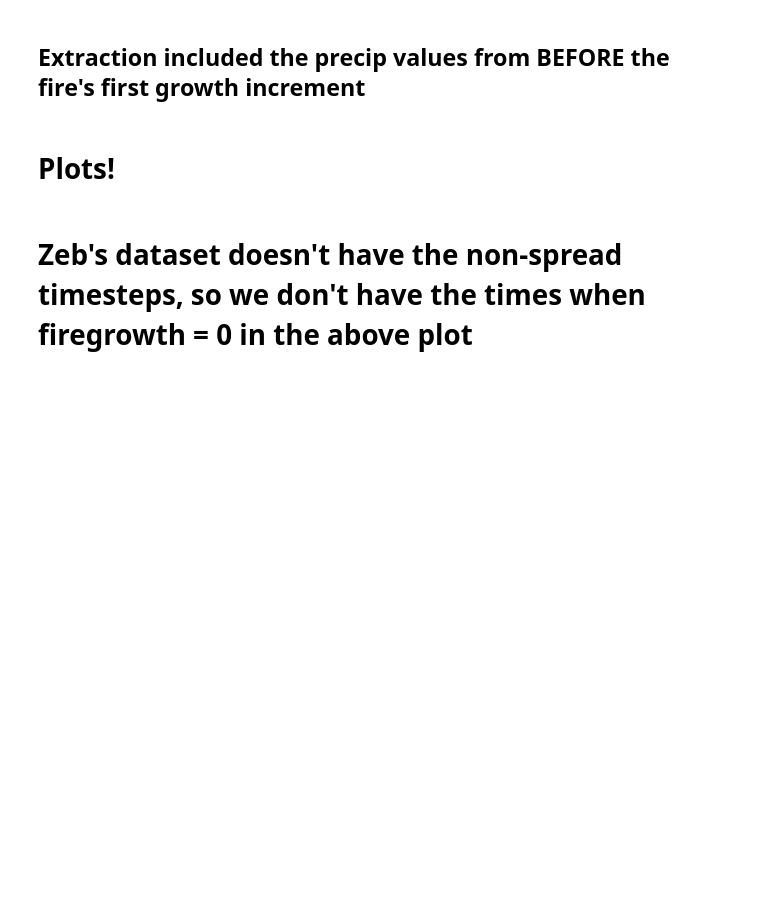
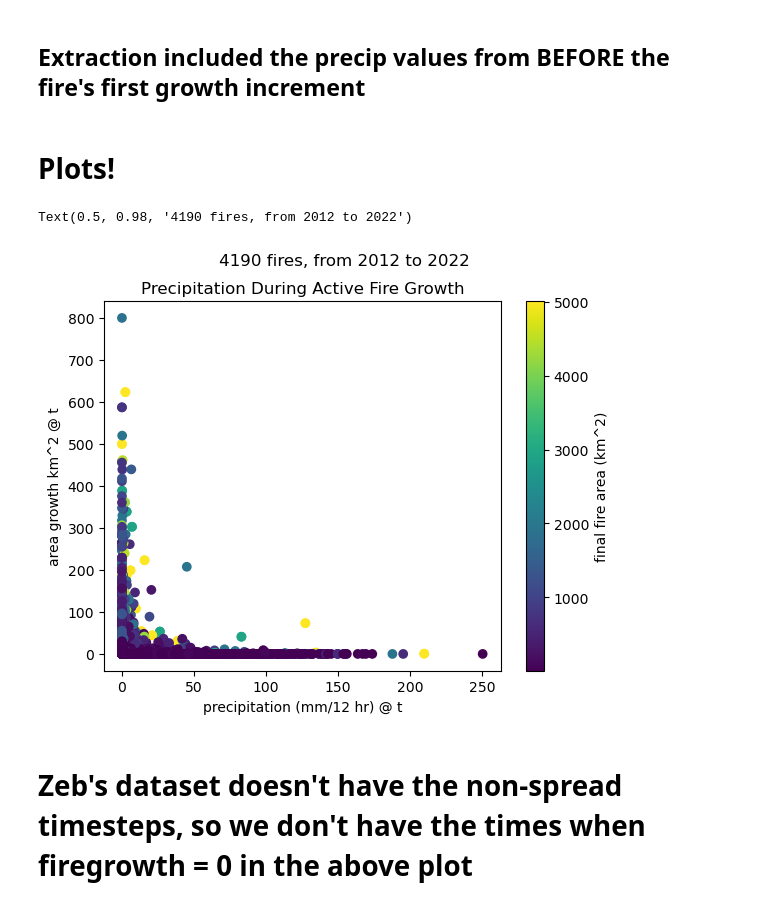
Before and after one commit to mccabete/precip, a Jupyter notebook: precip_stopping_hh.ipynb, the cells around one changed output. Saved outputs shown, nothing was run; the diff lists cells and outputs as text; code cells hidden in the pictures; blank space fills up the shorter version.

Commit message:
got gacc working, some seasonal and AMPM exploration

```diff
--- a/precip_stopping_hh.ipynb
+++ b/precip_stopping_hh.ipynb
@@ -61,10 +71,24 @@ precip.loc[am_mask, "t"] = precip.loc[am_mask, "time_lst"].dt.normalize() + pd.T
 # %%
-## Finding days_since_t
-fires.t = fires.t.astype('datetime64[ns]')
-fires = fires.merge(precip[[ 'precipitation', 'UfireID', 't']], how = 'outer', on = ['UfireID', 't'])
+### adding gaccs, and final fire area and duration
 
-fires = fires.merge(fires_sm[['UfireID', 'start_time', 'end_time','end_time_plus']], on = 'UfireID')
+fires = fires.merge(subset_fires[['n_pixels', 'n_newpixels',
+       'farea', 'duration', 'pixden', 'meanFRP',  'UfireID']], on = 'UfireID')
 
-# foo = fires[fires.UfireID == "10000_2019"]
-# foo = foo.sort_values(by = "t")
-# foo
+gsp = gpd.read_file("/home/jovyan/Preparedness_level/GACC_borders/National_GACC_Boundaries.shp")
+
+
+def per_id_constants(df, cols = ["year", "l1_ecoregion", 	"centroid"]):
+    for col in cols:
+        col_val = df.loc[~df[col].isna(), col].iloc[0]
+        df.loc[:, col] = col_val
+    return(df)
+fires = fires.groupby("UfireID").apply(per_id_constants).reset_index(drop = True)
+
+gsp = gsp.to_crs("EPSG:4326")
+gsp = gsp.dissolve(by='GACCAbbrev').reset_index()
+
+fires = fires.sjoin(gsp[['GACCName', 'GACCAbbrev','geometry']], how = "left")
+
+
+
+fires = fires.groupby("UfireID").apply(per_id_constants, cols = ["year", "l1_ecoregion", 	"centroid", "farea", 'duration', 'GACCName', 'GACCAbbrev']).reset_index(drop = True)
@@ -83,12 +126,15 @@ fires['end_off_12hrs'] = fires['end_time_offset'] / pd.Timedelta(hours=12)
 # %%
-
 af_mask =  (fires['start_off_12hrs'] >= 0) & (fires['end_off_12hrs'] <= 0)
 
-plt.scatter(y = fires[af_mask].area_growth_at_t_km2, x = fires[af_mask].precipitation)
+plt.scatter(y = fires[af_mask].area_growth_at_t_km2, x = fires[af_mask].precipitation, c =  fires[af_mask].farea)
 plt.xlabel("precipitation (mm/12 hr) @ t")
 plt.ylabel("area growth km^2 @ t")
 plt.title("Precipitation During Active Fire Growth")
+plt.colorbar(label = "final fire area (km^2)")
 plt.suptitle(f"{fires[af_mask].UfireID.nunique()} fires, from {fires[af_mask].t.dt.year.min()} to {fires[af_mask].t.dt.year.max()}")
+# %% [output]
+Text(0.5, 0.98, '4190 fires, from 2012 to 2022')
+[figure, added]
 # %% [markdown]
 # Zeb's dataset doesn't have the non-spread timesteps, so we don't have the times when firegrowth = 0 in the above plot
 # %%
```
Also changed, not shown: parts of 33 cells of this notebook.
